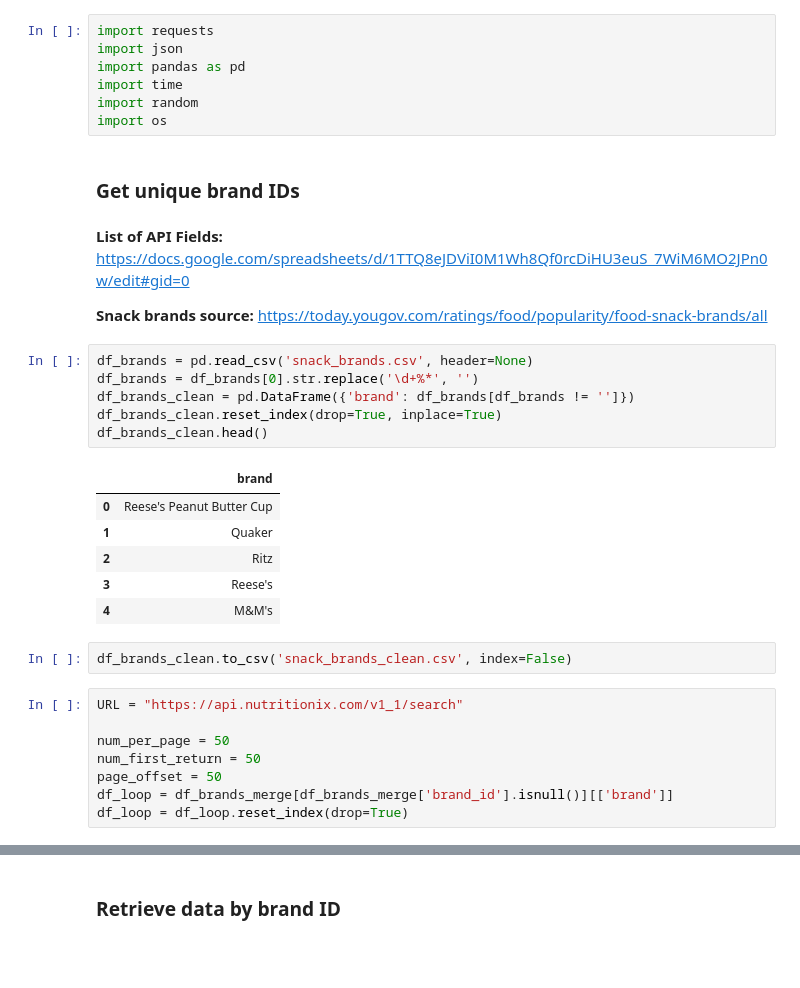
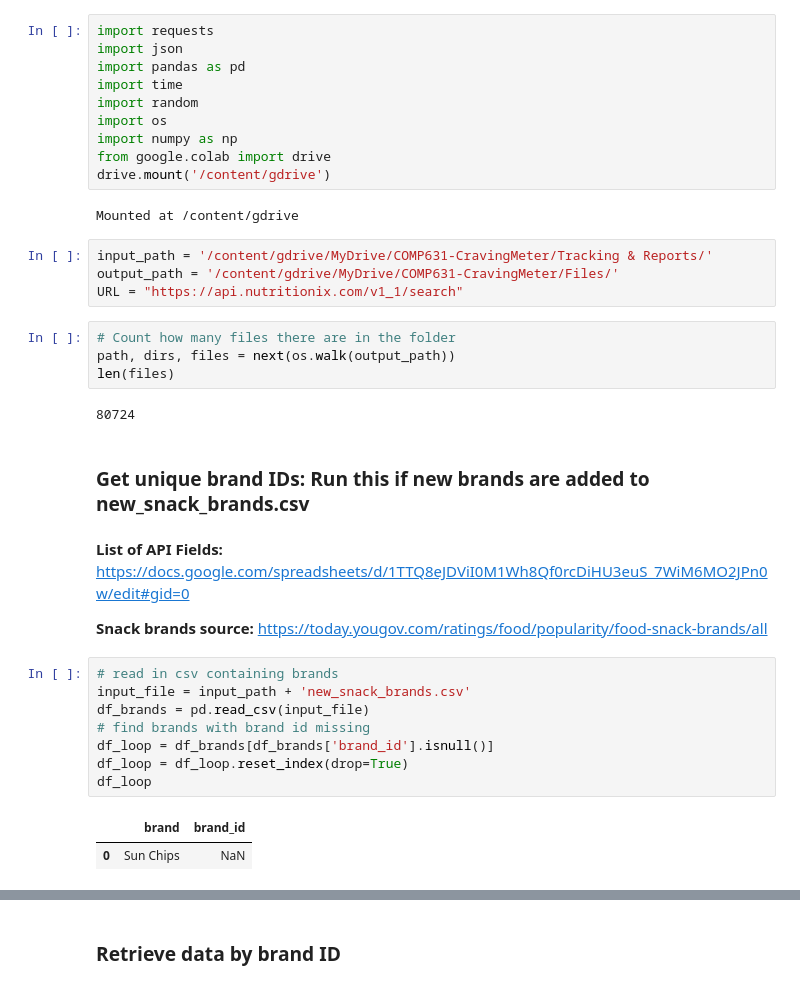
Before and after one commit to mafer09/craving-meter, a Jupyter notebook: Nutritionix_query_API_Loop.ipynb, the cells around one changed output, grey strips where cells are left out. Drawn from its saved outputs; the diff is of its cells as text; blank space fills up the shorter version.

```diff
--- a/Nutritionix_query_API_Loop.ipynb
+++ b/Nutritionix_query_API_Loop.ipynb
@@ -5,33 +5,36 @@ import pandas as pd
 import time
 import random
 import os
+import numpy as np
+from google.colab import drive
+drive.mount('/content/gdrive')
+# %% [output]
+Mounted at /content/gdrive
+# %%
+input_path = '/content/gdrive/MyDrive/COMP631-CravingMeter/Tracking & Reports/'
+output_path = '/content/gdrive/MyDrive/COMP631-CravingMeter/Files/'
+URL = "https://api.nutritionix.com/v1_1/search"
+# %%
+# Count how many files there are in the folder
+path, dirs, files = next(os.walk(output_path))
+len(files)
+# %% [output]
+80724
 # %% [markdown]
-### Get unique brand IDs ###
+### Get unique brand IDs: Run this if new brands are added to new_snack_brands.csv ###
 # %% [markdown]
 **List of API Fields:** https://docs.google.com/spreadsheets/d/1TTQ8eJDViI0M1Wh8Qf0rcDiHU3euS_7WiM6MO2JPn0w/edit#gid=0
 
 **Snack brands source:** https://today.yougov.com/ratings/food/popularity/food-snack-brands/all
 # %%
-df_brands = pd.read_csv('snack_brands.csv', header=None)
-df_brands = df_brands[0].str.replace('\d+%*', '')
-df_brands_clean = pd.DataFrame({'brand': df_brands[df_brands != '']})
-df_brands_clean.reset_index(drop=True, inplace=True)
-df_brands_clean.head()
+# read in csv containing brands
+input_file = input_path + 'new_snack_brands.csv'
+df_brands = pd.read_csv(input_file)
+# find brands with brand id missing
+df_loop = df_brands[df_brands['brand_id'].isnull()]
+df_loop = df_loop.reset_index(drop=True)
+df_loop
 # %% [output]
-|  | brand |
-| 0 | Reese's Peanut Butter Cup |
-| 1 | Quaker |
-| 2 | Ritz |
-| 3 | Reese's |
-| 4 | M&M's |
+|  | brand | brand_id |
+| 0 | Sun Chips | NaN |
-# %%
-df_brands_clean.to_csv('snack_brands_clean.csv', index=False)
-# %%
-URL = "https://api.nutritionix.com/v1_1/search"
-
-num_per_page = 50
-num_first_return = 50
-page_offset = 50
-df_loop = df_brands_merge[df_brands_merge['brand_id'].isnull()][['brand']]
-df_loop = df_loop.reset_index(drop=True)
 # %%
```
Also changed, not shown: parts of 10 cells of this notebook.
